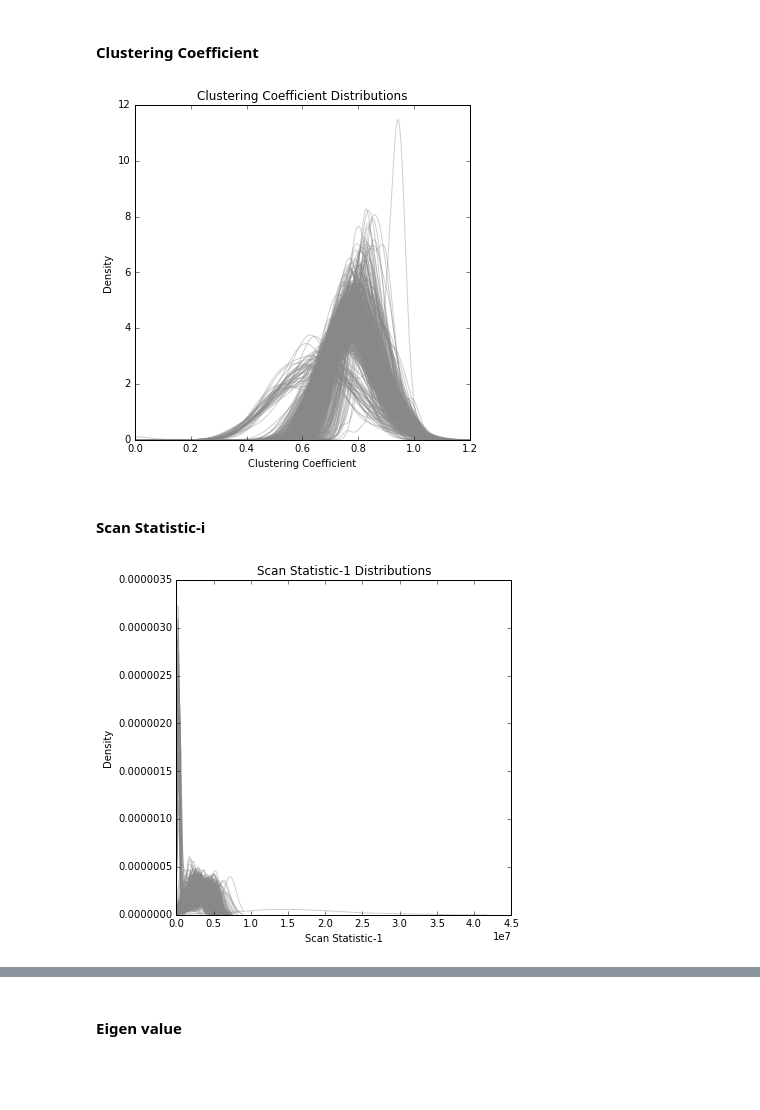
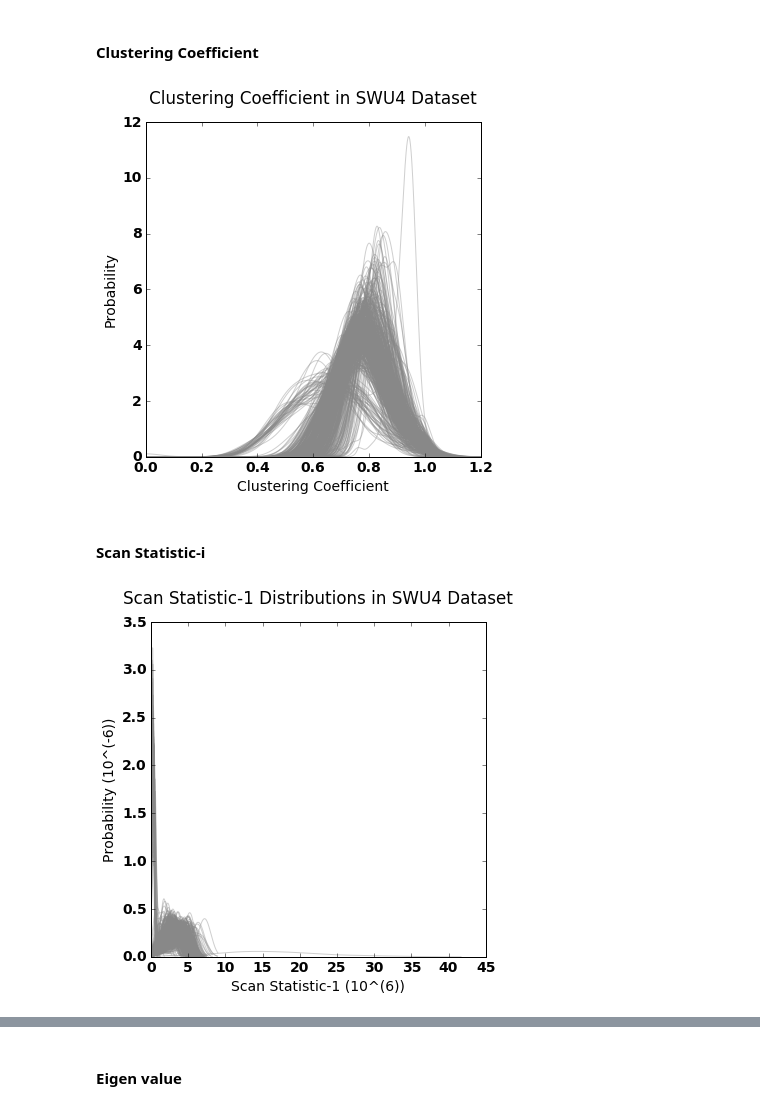
Before and after one commit to Upward-Spiral-Science/TA, a Jupyter notebook: code/extended_exploratory-on-new-datasets.ipynb, the cells around one changed output, grey strips where cells are left out. Saved outputs shown, nothing was run; the diff lists cells and outputs as text; code cells hidden in the pictures; blank space fills up the shorter version.

```diff
--- a/code/extended_exploratory-on-new-datasets.ipynb
+++ b/code/extended_exploratory-on-new-datasets.ipynb
@@ -99,9 +94,9 @@ plt.hold(True)
 for key in e_weights.keys():
     dens = gaussian_kde(e_weights[key])
     x = np.linspace(0, 1.2*np.max(e_weights[key]), 1000)
-    plt.plot(x, dens.pdf(x), color='#888888', alpha=0.4)
-plt.title('Edge Weight Distributions')
-plt.ylabel('Density')
-plt.xlabel('Edge Weight')
+    plt.plot(x/1000, 1000*dens.pdf(x), color='#888888', alpha=0.4)
+plt.title('Edge Weight Distributions in MRN114 Dataset', y = 1.04)
+plt.ylabel('Probability (10^(-3)')
+plt.xlabel('Edge Weight (10^3)')
 plt.show()
 # %% [output]
@@ -182,9 +155,9 @@ plt.hold(True)
 for key in ss1.keys():
     dens = gaussian_kde(ss1[key])
     x = np.linspace(0, 1.2*np.max(ss1[key]), 1000)
-    plt.plot(x, dens.pdf(x), color='#888888', alpha=0.4)
-plt.title('Scan Statistic-1 Distributions')
-plt.ylabel('Density')
-plt.xlabel('Scan Statistic-1')
+    plt.plot(x/10**6, 1*10**6*dens.pdf(x), color='#888888', alpha=0.4)
+plt.title('Scan Statistic-1 Distributions in MRN114 Dataset', y = 1.04)
+plt.ylabel('Probability (10^(-6))')
+plt.xlabel('Scan Statistic-1 (10^(6))')
 plt.show()
 # %% [output]
@@ -206,12 +169,12 @@ ss2 = scan_statistic(mygs, i)
 fig = plt.figure(figsize=(6,6))
 plt.hold(True)
 for key in ss2.keys():
-    dens = gaussian_kde(ss2[key])
+    dens = gaussian_kde(ss2[key]+1)
     x = np.linspace(0, 1.2*np.max(ss2[key]), 1000)
-    plt.plot(x, dens.pdf(x), color='#888888', alpha=0.4)
-plt.title('Scan Statistic-2 Distributions')
-plt.ylabel('Density')
-plt.xlabel('Scan Statistic-2')
+    plt.plot(x/10**6, 10**6*dens.pdf(x), color='#888888', alpha=0.4)
+plt.title('Scan Statistic-2 Distributions in KKI2009 Dataset', y = 1.04)
+plt.ylabel('Probability (10^(-6))')
+plt.xlabel('Scan Statistic-2 (10^(6))')
 plt.show()
 # %% [output]
 LinAlgError: singular matrix
@@ -334,9 +266,9 @@ plt.hold(True)
 for key in e_weights.keys():
     dens = gaussian_kde(e_weights[key])
     x = np.linspace(0, 1.2*np.max(e_weights[key]), 1000)
-    plt.plot(x, dens.pdf(x), color='#888888', alpha=0.4)
-plt.title('Edge Weight Distributions')
-plt.ylabel('Density')
-plt.xlabel('Edge Weight')
+    plt.plot(x/1000, 1000*dens.pdf(x), color='#888888', alpha=0.4)
+plt.title('Edge Weight Distributions in SWU4 Dataset', y = 1.04)
+plt.ylabel('Probability (10^(-3)')
+plt.xlabel('Edge Weight (10^3)')
 plt.show()
 # %% [output]
@@ -367,12 +299,12 @@ for key in ccoefs.keys():
     dens = gaussian_kde(ccoefs[key])
     x = np.linspace(0, 1.2*np.max(ccoefs[key]), 1000)
     plt.plot(x, dens.pdf(x), color='#888888', alpha=0.4)
-plt.title('Clustering Coefficient Distributions')
-plt.ylabel('Density')
+plt.title('Clustering Coefficient in SWU4 Dataset', y = 1.04)
+plt.ylabel('Probability')
 plt.xlabel('Clustering Coefficient')
 plt.show()
 # %% [output]
-[figure, old version]
+[figure, new version]
 # %% [markdown]
 #### Scan Statistic-i
 # %%
@@ -392,16 +324,16 @@ ss1 = scan_statistic(mygs, i)
 # %%
 fig = plt.figure(figsize=(6,6))
 plt.hold(True)
 for key in ss1.keys():
     dens = gaussian_kde(ss1[key])
     x = np.linspace(0, 1.2*np.max(ss1[key]), 1000)
-    plt.plot(x, dens.pdf(x), color='#888888', alpha=0.4)
-plt.title('Scan Statistic-1 Distributions')
-plt.ylabel('Density')
-plt.xlabel('Scan Statistic-1')
+    plt.plot(x/10**6, 1*10**6*dens.pdf(x), color='#888888', alpha=0.4)
+plt.title('Scan Statistic-1 Distributions in SWU4 Dataset', y = 1.04)
+plt.ylabel('Probability (10^(-6))')
+plt.xlabel('Scan Statistic-1 (10^(6))')
 plt.show()
 # %% [output]
-[figure, old version]
+[figure, new version]
 # %%
 i = 2
 ss2 = scan_statistic(mygs, i)
```
Also changed, not shown: parts of 25 cells of this notebook, 28 other files.
